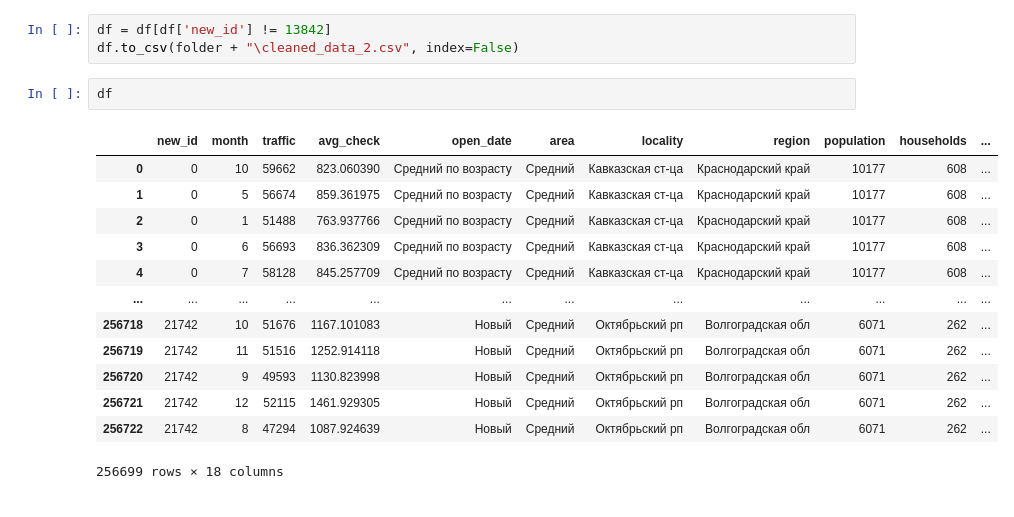
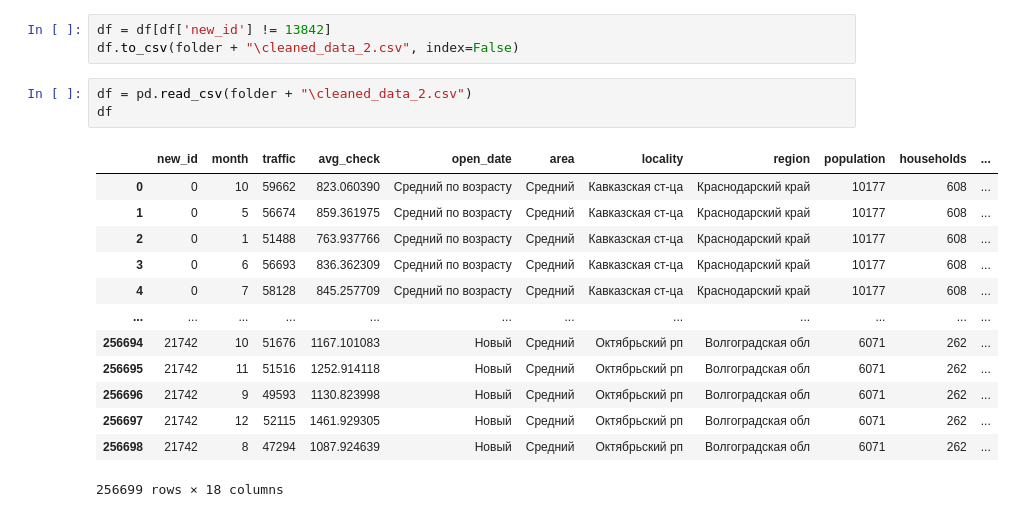
Before and after one commit to auftty/HDE-Analysis, a Jupyter notebook: EDA/analyze_digits.ipynb, the cells around one changed output. Drawn from its saved outputs; the diff is of its cells as text.

```diff
--- a/EDA/analyze_digits.ipynb
+++ b/EDA/analyze_digits.ipynb
@@ -371,18 +404,19 @@ plt.show()
 df = df[df['new_id'] != 13842]
 df.to_csv(folder + "\cleaned_data_2.csv", index=False)
 # %%
+df = pd.read_csv(folder + "\cleaned_data_2.csv")
 df
 # %% [output]
 |  | new_id | month | traffic | avg_check | open_date | area | locality | region | population | households | ... |
 | 0 | 0 | 10 | 59662 | 823.060390 | Средний по возрасту | Средний | Кавказская ст-ца | Краснодарский край | 10177 | 608 | ... |
 | 1 | 0 | 5 | 56674 | 859.361975 | Средний по возрасту | Средний | Кавказская ст-ца | Краснодарский край | 10177 | 608 | ... |
 | 2 | 0 | 1 | 51488 | 763.937766 | Средний по возрасту | Средний | Кавказская ст-ца | Краснодарский край | 10177 | 608 | ... |
 | 3 | 0 | 6 | 56693 | 836.362309 | Средний по возрасту | Средний | Кавказская ст-ца | Краснодарский край | 10177 | 608 | ... |
 | 4 | 0 | 7 | 58128 | 845.257709 | Средний по возрасту | Средний | Кавказская ст-ца | Краснодарский край | 10177 | 608 | ... |
 | ... | ... | ... | ... | ... | ... | ... | ... | ... | ... | ... | ... |
-| 256718 | 21742 | 10 | 51676 | 1167.101083 | Новый | Средний | Октябрьский рп | Волгоградская обл | 6071 | 262 | ... |
-| 256719 | 21742 | 11 | 51516 | 1252.914118 | Новый | Средний | Октябрьский рп | Волгоградская обл | 6071 | 262 | ... |
-| 256720 | 21742 | 9 | 49593 | 1130.823998 | Новый | Средний | Октябрьский рп | Волгоградская обл | 6071 | 262 | ... |
-| 256721 | 21742 | 12 | 52115 | 1461.929305 | Новый | Средний | Октябрьский рп | Волгоградская обл | 6071 | 262 | ... |
-| 256722 | 21742 | 8 | 47294 | 1087.924639 | Новый | Средний | Октябрьский рп | Волгоградская обл | 6071 | 262 | ... |
+| 256694 | 21742 | 10 | 51676 | 1167.101083 | Новый | Средний | Октябрьский рп | Волгоградская обл | 6071 | 262 | ... |
+| 256695 | 21742 | 11 | 51516 | 1252.914118 | Новый | Средний | Октябрьский рп | Волгоградская обл | 6071 | 262 | ... |
+| 256696 | 21742 | 9 | 49593 | 1130.823998 | Новый | Средний | Октябрьский рп | Волгоградская обл | 6071 | 262 | ... |
+| 256697 | 21742 | 12 | 52115 | 1461.929305 | Новый | Средний | Октябрьский рп | Волгоградская обл | 6071 | 262 | ... |
+| 256698 | 21742 | 8 | 47294 | 1087.924639 | Новый | Средний | Октябрьский рп | Волгоградская обл | 6071 | 262 | ... |
 256699 rows × 18 columns
```
Also changed, not shown: parts of 11 cells of this notebook.
